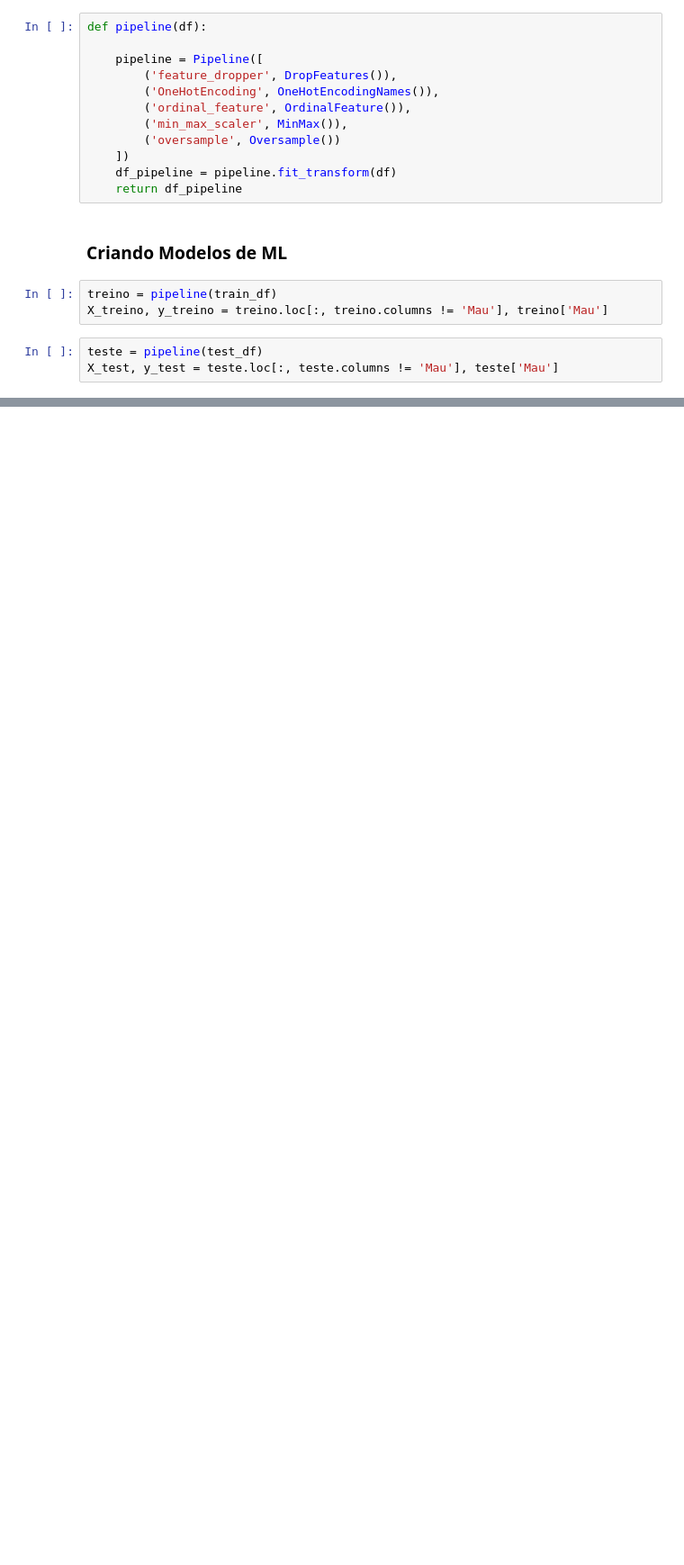
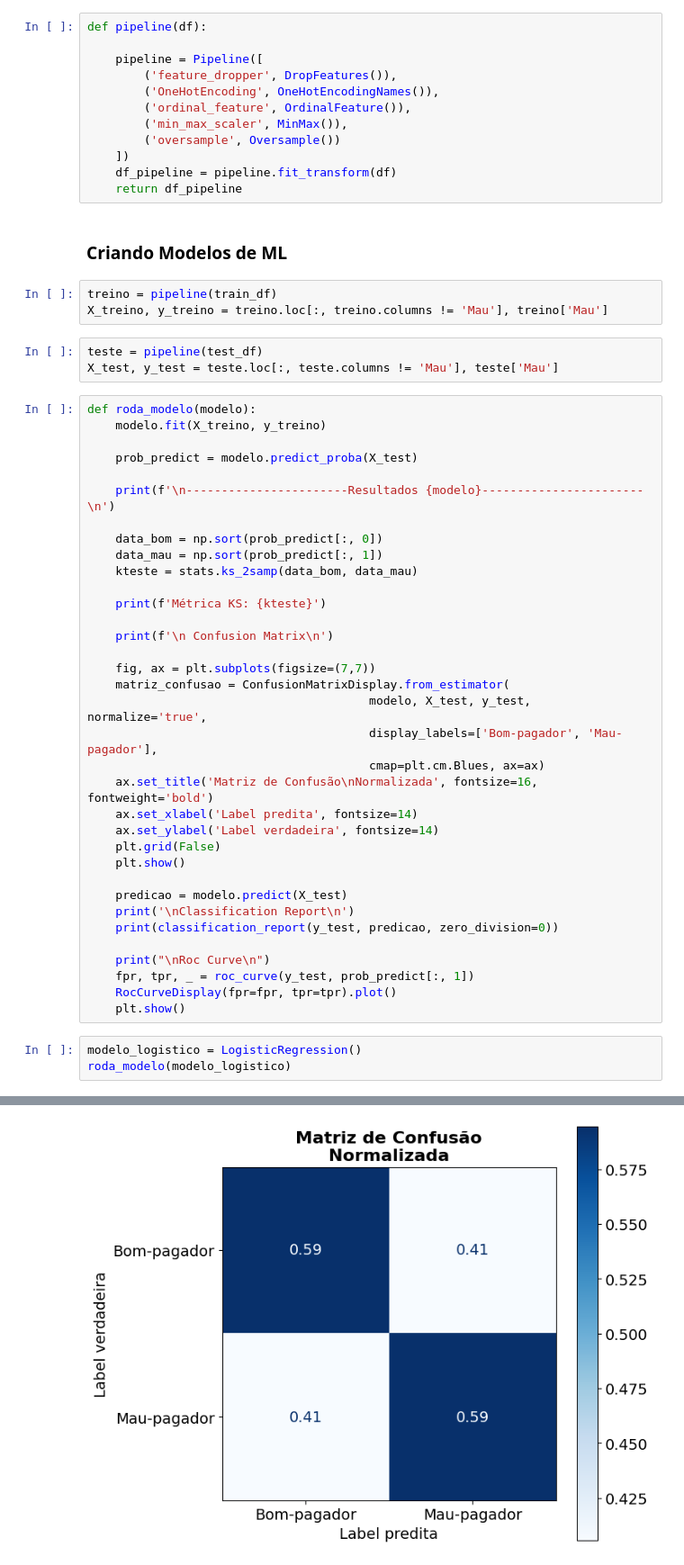
Before and after one commit to torvess/credit_score_07-10-2024, a Jupyter notebook: notebooks/credit_score.ipynb, the cells around one changed output, grey strips where cells are left out. Shown at 90% size. Cells and saved outputs as stored; diff of their text form; blank space fills up the shorter version.

Commit message:
git commit -m 'criacao dos modelos de ml'

```diff
--- a/notebooks/credit_score.ipynb
+++ b/notebooks/credit_score.ipynb
@@ -776,3 +782,42 @@ X_treino, y_treino = treino.loc[:, treino.columns != 'Mau'], treino['Mau']
 # %%
 teste = pipeline(test_df)
 X_test, y_test = teste.loc[:, teste.columns != 'Mau'], teste['Mau']
+# %%
+def roda_modelo(modelo):
+    modelo.fit(X_treino, y_treino)
+
+    prob_predict = modelo.predict_proba(X_test)
+
+    print(f'\n-----------------------Resultados {modelo}-----------------------\n')
+
+    data_bom = np.sort(prob_predict[:, 0])
+    data_mau = np.sort(prob_predict[:, 1])
+    kteste = stats.ks_2samp(data_bom, data_mau)
+
+    print(f'Métrica KS: {kteste}')
+
+    print(f'\n Confusion Matrix\n')
+
+    fig, ax = plt.subplots(figsize=(7,7))
+    matriz_confusao = ConfusionMatrixDisplay.from_estimator(
+                                        modelo, X_test, y_test, normalize='true',
+                                        display_labels=['Bom-pagador', 'Mau-pagador'],
+                                        cmap=plt.cm.Blues, ax=ax)
+    ax.set_title('Matriz de Confusão\nNormalizada', fontsize=16, fontweight='bold')
+    ax.set_xlabel('Label predita', fontsize=14)
+    ax.set_ylabel('Label verdadeira', fontsize=14)
+    plt.grid(False)
+    plt.show()
+
+    predicao = modelo.predict(X_test)
+    print('\nClassification Report\n')
+    print(classification_report(y_test, predicao, zero_division=0))
+
+    print("\nRoc Curve\n")
+    fpr, tpr, _ = roc_curve(y_test, prob_predict[:, 1])
+    RocCurveDisplay(fpr=fpr, tpr=tpr).plot()
+    plt.show()
+# %%
+modelo_logistico = LogisticRegression()
+roda_modelo(modelo_logistico)
+# %% [output]
@@ -778,0 +829 @@ X_test, y_test = teste.loc[:, teste.columns != 'Mau'], teste['Mau']
+[figure, added]
```
Also changed, not shown: parts of 8 cells of this notebook, 1 other file.
